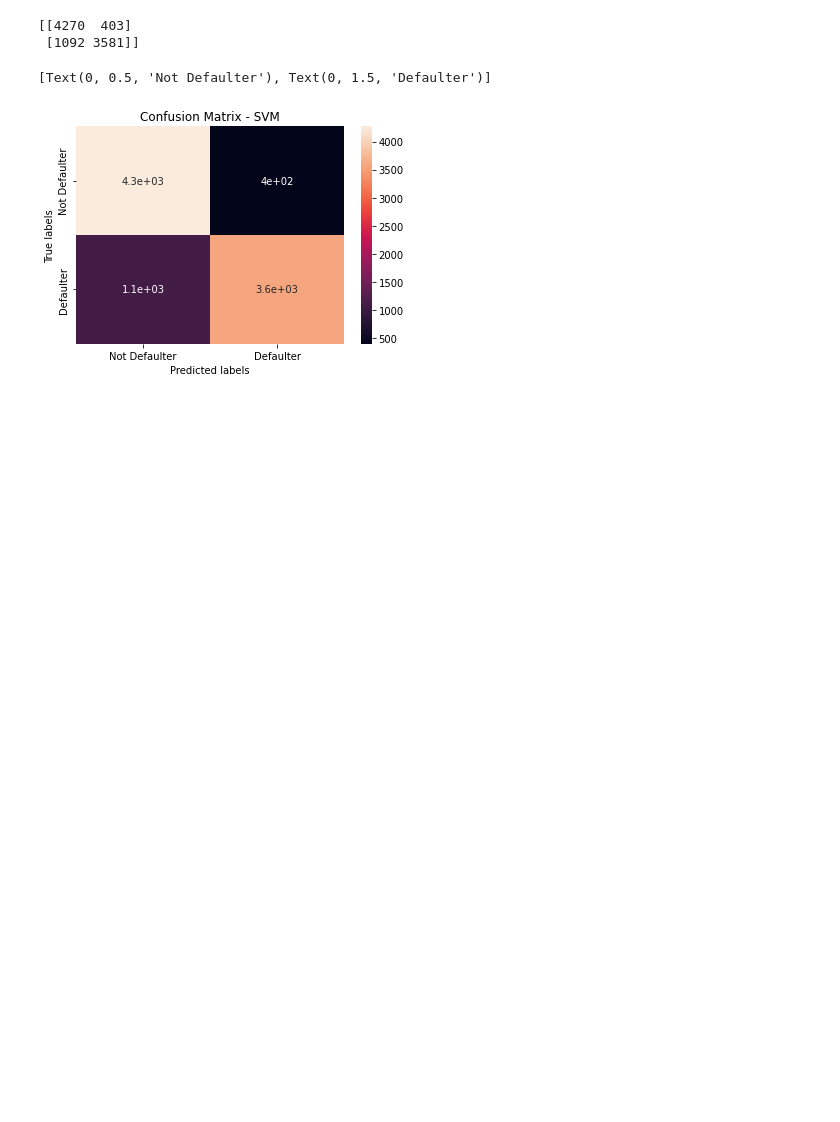
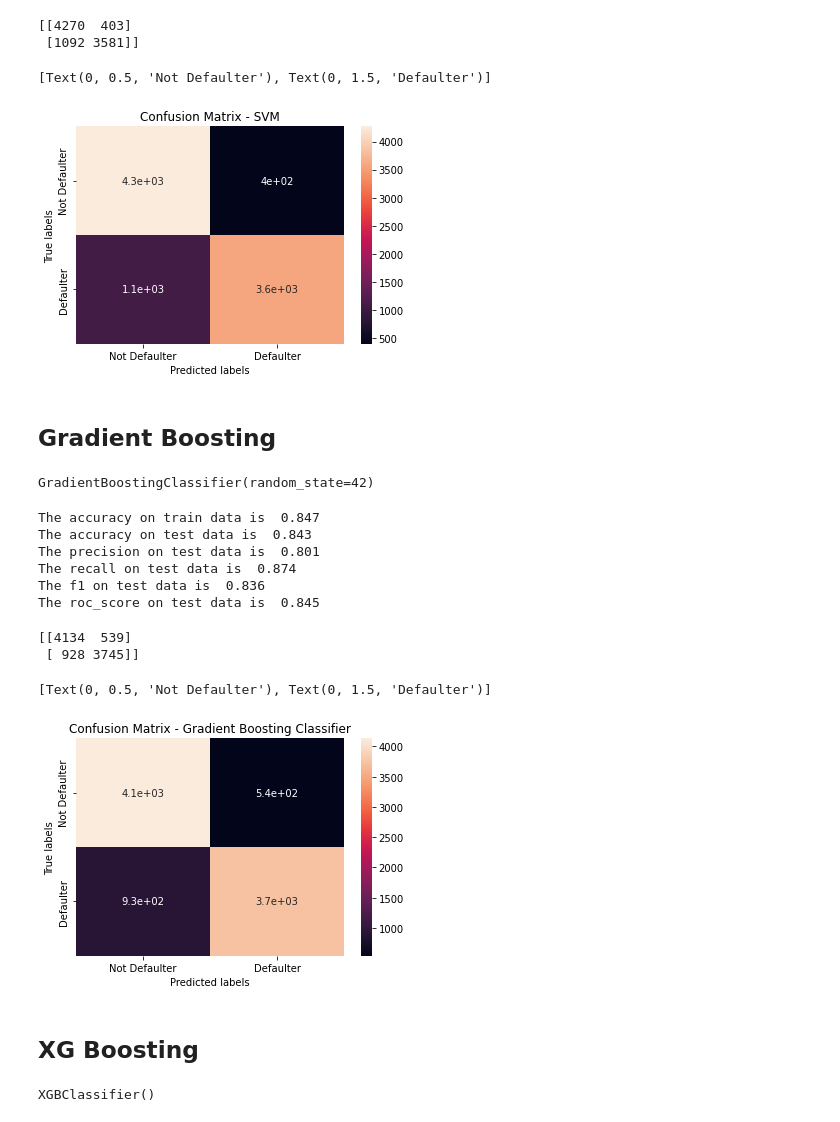
Before and after one commit to roysoni24/Credit-Card-Default-Prediction, a Jupyter notebook: Copy_of_Credit_Card_Default_Prediction_Capstone_Project.ipynb, the cells around one changed output. Saved outputs shown, nothing was run; the diff lists cells and outputs as text; code cells hidden in the pictures; blank space fills up the shorter version.

Commit message:
Gradient boosting and XGboost

```diff
--- a/Copy_of_Credit_Card_Default_Prediction_Capstone_Project.ipynb
+++ b/Copy_of_Credit_Card_Default_Prediction_Capstone_Project.ipynb
@@ -770,3 +770,5 @@ ax.yaxis.set_ticklabels(labels)
  [1092 3581]]
 [Text(0, 0.5, 'Not Defaulter'), Text(0, 1.5, 'Defaulter')]
 [figure]
+# %% [markdown]
+## **Gradient Boosting**
@@ -772,0 +778,55 @@ ax.yaxis.set_ticklabels(labels)
+# %%
+#fitting data into Gradient Boosting Classifier
+gbc = GradientBoostingClassifier(random_state=42)
+gbc.fit(X_train, y_train)
+# %% [output]
+GradientBoostingClassifier(random_state=42)
+# %%
+#class prediction of y
+y_pred_gbc=gbc.predict(X_test)
+y_train_pred_gbc=gbc.predict(X_train)
+# %%
+#getting all scores for Gradient Boosting Classifier
+train_accuracy_gbc = round(accuracy_score(y_train_pred_gbc,y_train), 3)
+accuracy_gbc = round(accuracy_score(y_pred_gbc,y_test), 3)
+precision_score_gbc = round(precision_score(y_pred_gbc,y_test), 3)
+recall_score_gbc = round(recall_score(y_pred_gbc,y_test), 3)
+f1_score_gbc = round(f1_score(y_pred_gbc,y_test), 3)
+roc_score_gbc = round(roc_auc_score(y_pred_gbc,y_test), 3)
+
+print("The accuracy on train data is ", train_accuracy_gbc)
+print("The accuracy on test data is ", accuracy_gbc)
+print("The precision on test data is ", precision_score_gbc)
+print("The recall on test data is ", recall_score_gbc)
+print("The f1 on test data is ", f1_score_gbc)
+print("The roc_score on test data is ", roc_score_gbc)
+# %% [output]
+The accuracy on train data is  0.847
+The accuracy on test data is  0.843
+The precision on test data is  0.801
+The recall on test data is  0.874
+The f1 on test data is  0.836
+The roc_score on test data is  0.845
+# %%
+# Get the confusion matrix for Gradient Boosting Classifier
+labels = ['Not Defaulter', 'Defaulter']
+cm_gbc = confusion_matrix(y_test, y_pred_gbc )
+print(cm_gbc)
+
+#plot confusion matrix
+ax= plt.subplot()
+sns.heatmap(cm_gbc, annot=True, ax = ax)
+
+# labels, title and ticks
+ax.set_xlabel('Predicted labels')
+ax.set_ylabel('True labels')
+ax.set_title('Confusion Matrix - Gradient Boosting Classifier')
+ax.xaxis.set_ticklabels(labels)
+ax.yaxis.set_ticklabels(labels)
+# %% [output]
+[[4134  539]
+ [ 928 3745]]
+[Text(0, 0.5, 'Not Defaulter'), Text(0, 1.5, 'Defaulter')]
+[figure, added]
+# %% [markdown]
+## **XG Boosting**
@@ -772,0 +836,6 @@ ax.yaxis.set_ticklabels(labels)
+# %%
+#fitting data into XG Boosting Classifier
+xgb = XGBClassifier()
+xgb.fit(X_train,y_train)
+# %% [output]
+XGBClassifier()
```
Also changed, not shown: parts of 5 cells of this notebook.
